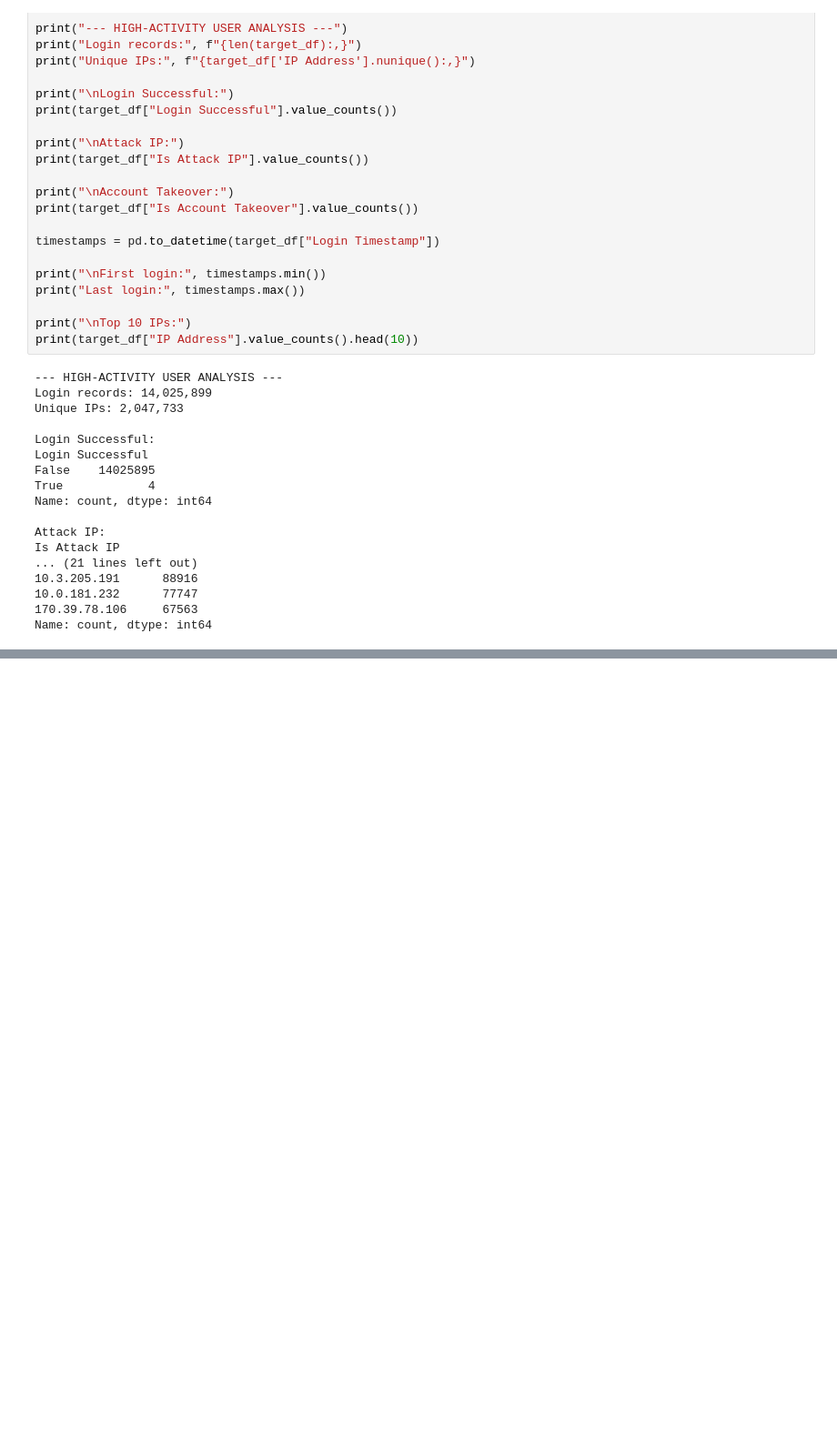
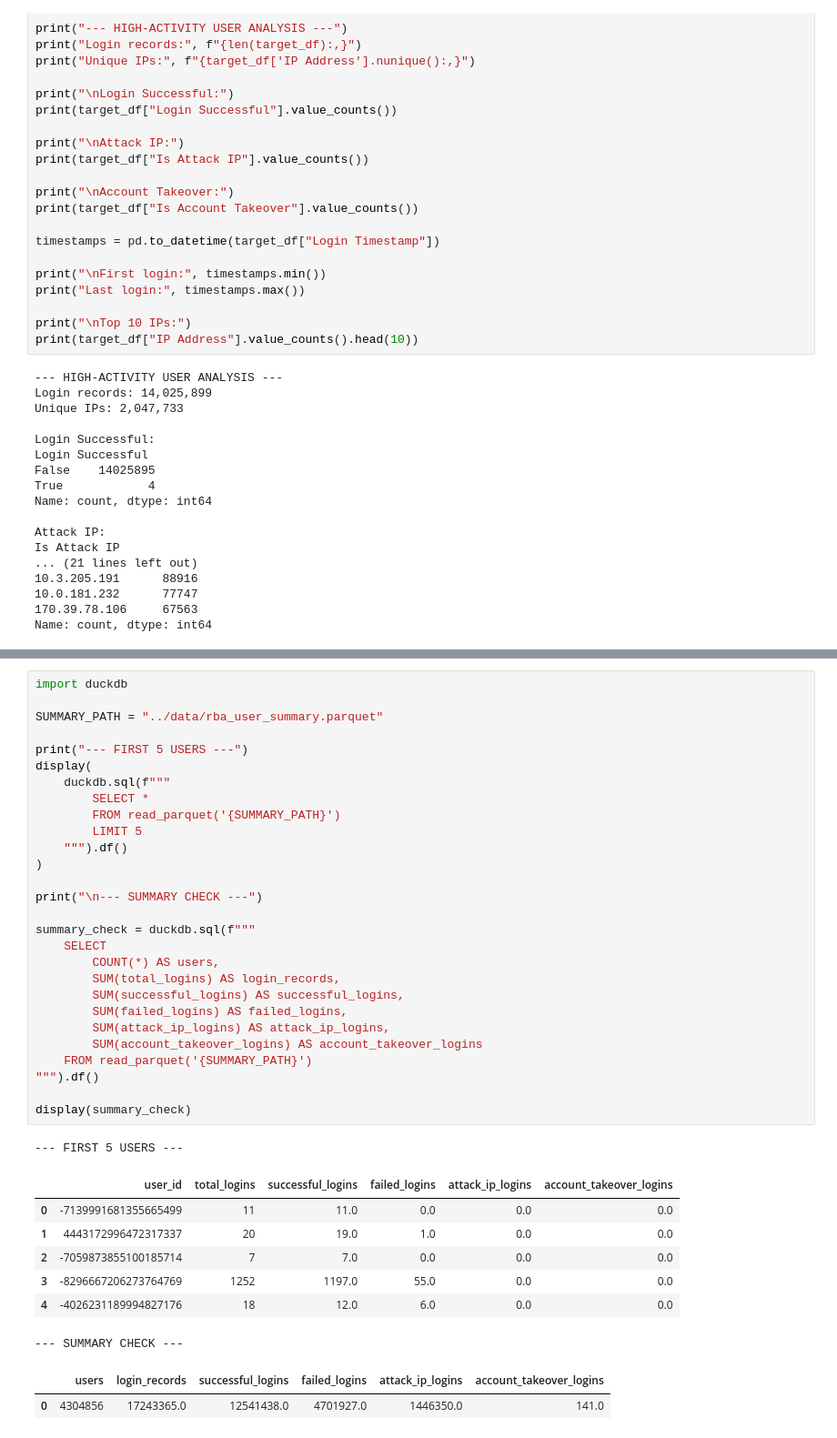
Before and after one commit to gulfatima-git/CredBlock-FL, a Jupyter notebook: notebooks/rba_exploration.ipynb, the cells around one changed output, grey strips where cells are left out. Shown at 91% size. Drawn from its saved outputs; the diff is of its cells as text; blank space fills up the shorter version.

```diff
--- a/notebooks/rba_exploration.ipynb
+++ b/notebooks/rba_exploration.ipynb
@@ -503,0 +607,39 @@ Name: count, dtype: int64
+# %%
+import duckdb
+
+SUMMARY_PATH = "../data/rba_user_summary.parquet"
+
+print("--- FIRST 5 USERS ---")
+display(
+    duckdb.sql(f"""
+        SELECT *
+        FROM read_parquet('{SUMMARY_PATH}')
+        LIMIT 5
+    """).df()
+)
+
+print("\n--- SUMMARY CHECK ---")
+
+summary_check = duckdb.sql(f"""
+    SELECT
+        COUNT(*) AS users,
+        SUM(total_logins) AS login_records,
+        SUM(successful_logins) AS successful_logins,
+        SUM(failed_logins) AS failed_logins,
+        SUM(attack_ip_logins) AS attack_ip_logins,
+        SUM(account_takeover_logins) AS account_takeover_logins
+    FROM read_parquet('{SUMMARY_PATH}')
+""").df()
+
+display(summary_check)
+# %% [output]
+--- FIRST 5 USERS ---
+|  | user_id | total_logins | successful_logins | failed_logins | attack_ip_logins | account_takeover_logins |
+| 0 | -7139991681355665499 | 11 | 11.0 | 0.0 | 0.0 | 0.0 |
+| 1 | 4443172996472317337 | 20 | 19.0 | 1.0 | 0.0 | 0.0 |
+| 2 | -7059873855100185714 | 7 | 7.0 | 0.0 | 0.0 | 0.0 |
+| 3 | -8296667206273764769 | 1252 | 1197.0 | 55.0 | 0.0 | 0.0 |
+| 4 | -4026231189994827176 | 18 | 12.0 | 6.0 | 0.0 | 0.0 |
+--- SUMMARY CHECK ---
+|  | users | login_records | successful_logins | failed_logins | attack_ip_logins | account_takeover_logins |
+| 0 | 4304856 | 17243365.0 | 12541438.0 | 4701927.0 | 1446350.0 | 141.0 |
```
Also changed, not shown: parts of 8 cells of this notebook.
